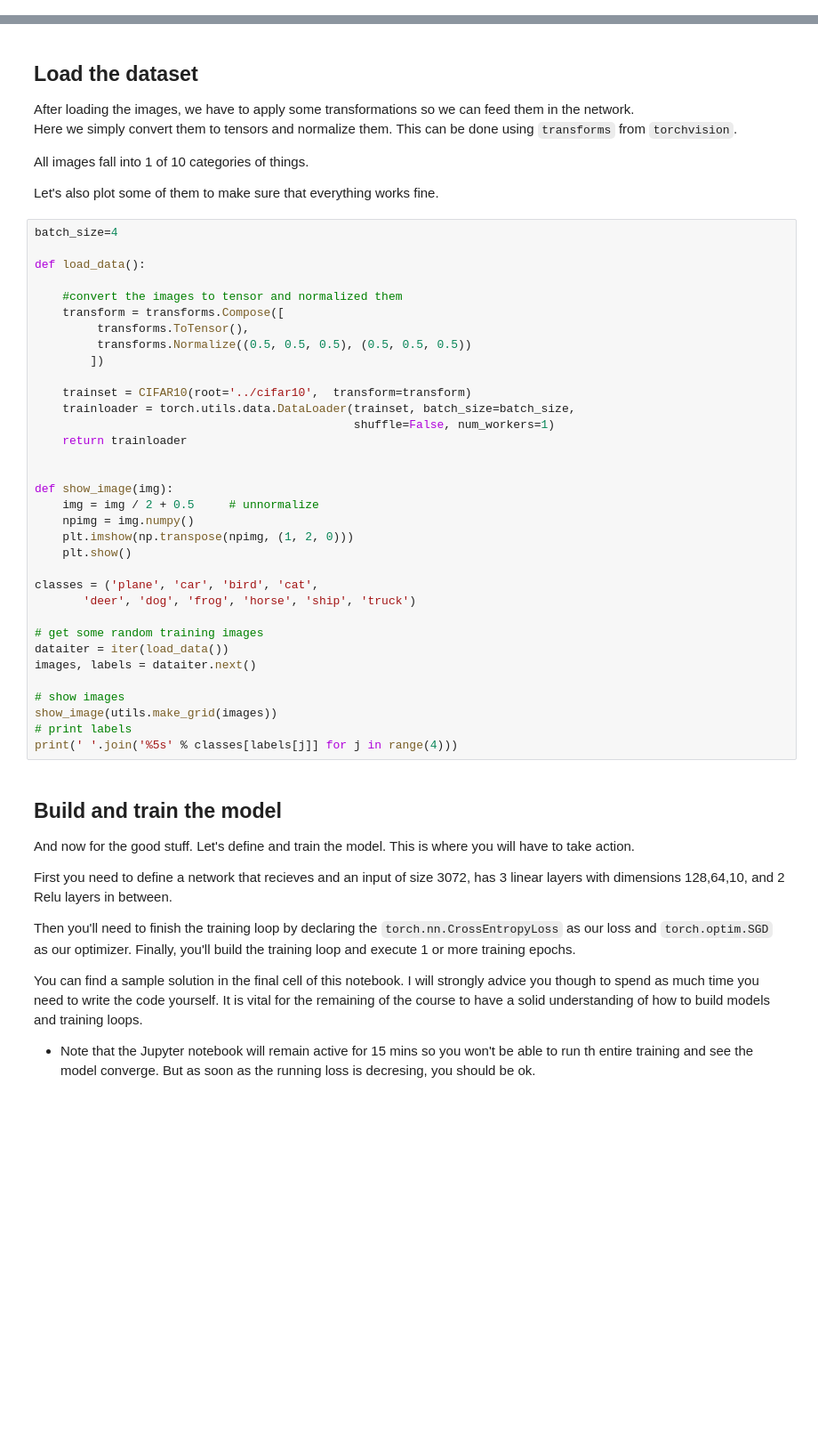
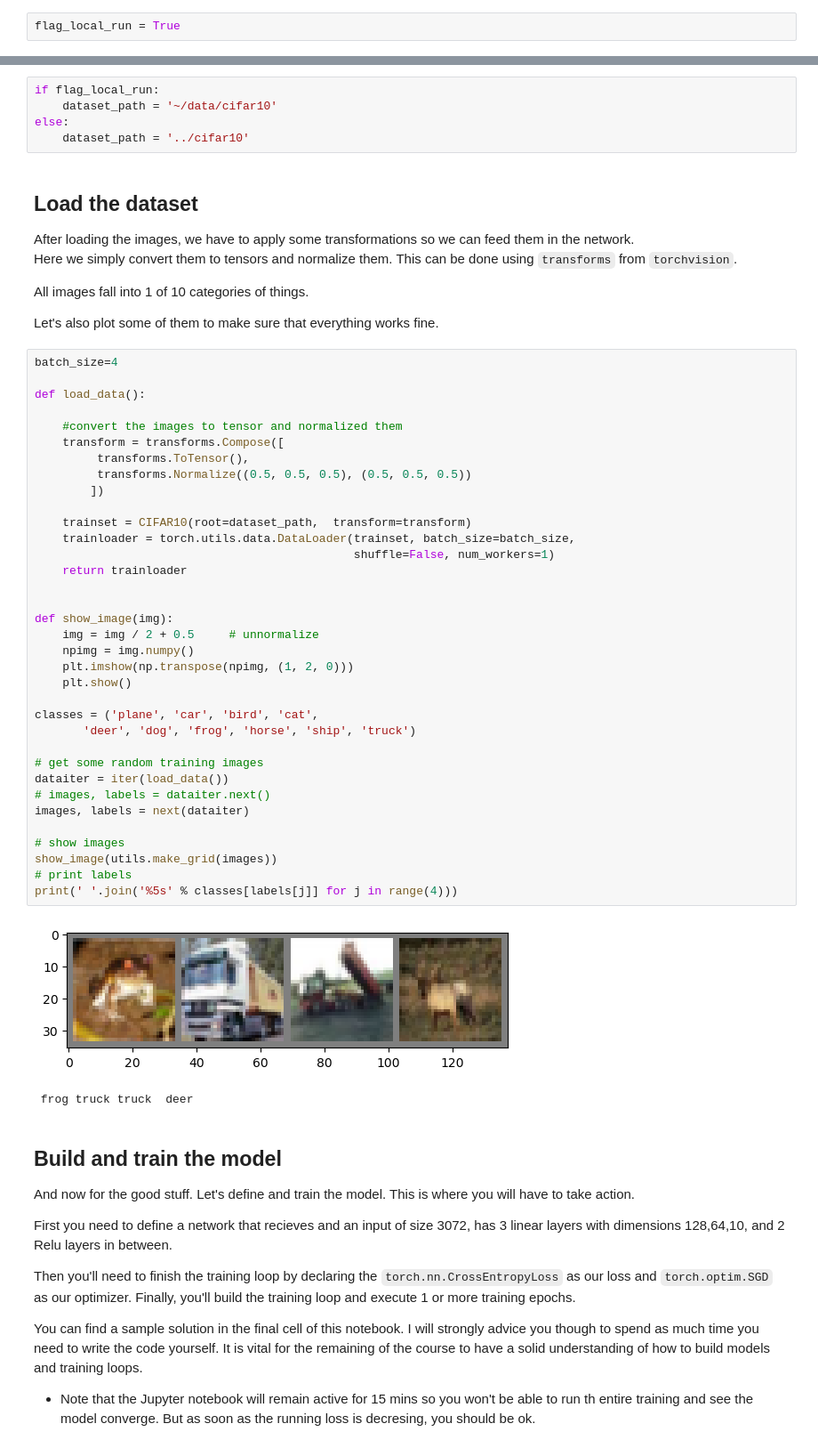
Before and after one commit to kaushikacharya/course_programming_assignment, a Jupyter notebook: Introduction_to_Deep_Learning_and_Neural_Networks/code/train_answer.ipynb, the cells around one changed output, grey strips where cells are left out. Shown at 89% size. Drawn from its saved outputs; the diff is of its cells as text; blank space fills up the shorter version.

Commit message:
Added option to run locally.

```diff
--- a/Introduction_to_Deep_Learning_and_Neural_Networks/code/train_answer.ipynb
+++ b/Introduction_to_Deep_Learning_and_Neural_Networks/code/train_answer.ipynb
@@ -28,0 +23,2 @@ from Cifar10Dataloader import CIFAR10
+# %%
+flag_local_run = True
@@ -29,3 +37,8 @@ from Cifar10Dataloader import CIFAR10
+# %%
+if flag_local_run:
+    dataset_path = '~/data/cifar10'
+else:
+    dataset_path = '../cifar10'
 # %% [markdown]
 ## Load the dataset
 
@@ -40,35 +53,39 @@ batch_size=4
 
 def load_data():
 
     #convert the images to tensor and normalized them
     transform = transforms.Compose([
          transforms.ToTensor(),
          transforms.Normalize((0.5, 0.5, 0.5), (0.5, 0.5, 0.5))
         ])
 
-    trainset = CIFAR10(root='../cifar10',  transform=transform)
+    trainset = CIFAR10(root=dataset_path,  transform=transform)
     trainloader = torch.utils.data.DataLoader(trainset, batch_size=batch_size,
                                               shuffle=False, num_workers=1)
     return trainloader
 
 
 def show_image(img):
     img = img / 2 + 0.5     # unnormalize
     npimg = img.numpy()
     plt.imshow(np.transpose(npimg, (1, 2, 0)))
     plt.show()
 
 classes = ('plane', 'car', 'bird', 'cat',
        'deer', 'dog', 'frog', 'horse', 'ship', 'truck')
 
 # get some random training images
 dataiter = iter(load_data())
-images, labels = dataiter.next()
+# images, labels = dataiter.next()
+images, labels = next(dataiter)
 
 # show images
 show_image(utils.make_grid(images))
 # print labels
 print(' '.join('%5s' % classes[labels[j]] for j in range(4)))
+# %% [output]
+[figure, added]
+ frog truck truck  deer
 # %% [markdown]
 ## Build and train the model
 
```
Also changed, not shown: parts of 5 cells of this notebook.
